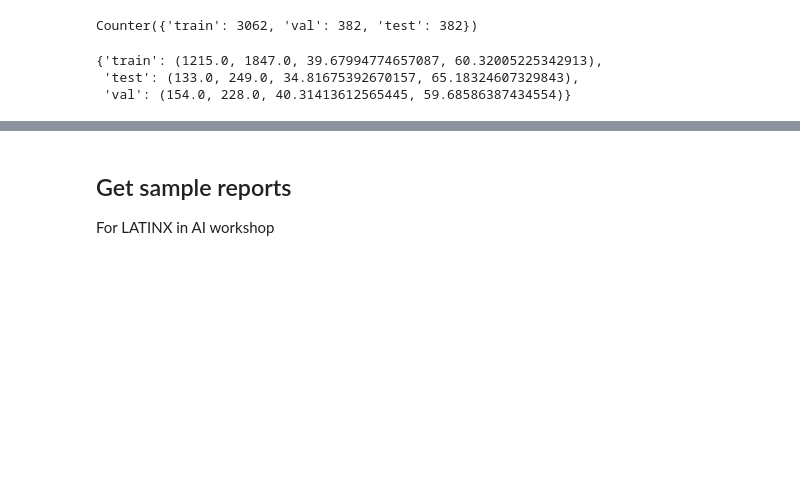
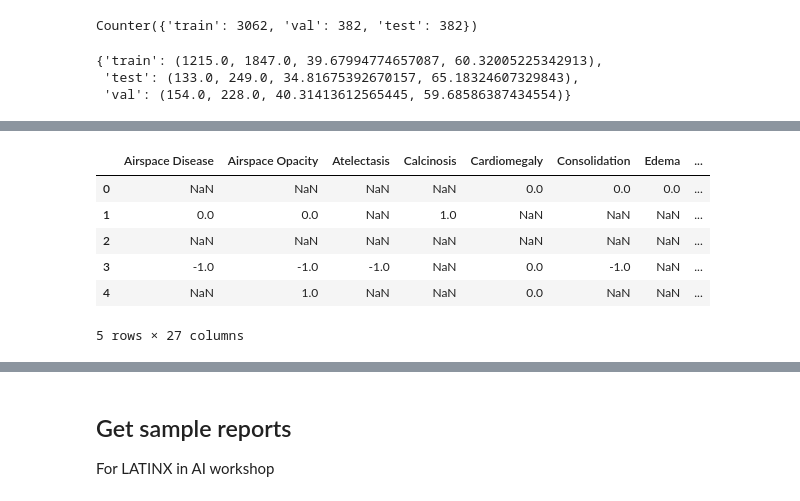
Before and after one commit to pdpino/medical-ai, a Jupyter notebook: medai/datasets/notebooks/iu_xray.ipynb, the cells around one changed output, grey strips where cells are left out. Drawn from its saved outputs; the diff is of its cells as text; code cells hidden in the pictures; blank space fills up the shorter version.

```diff
--- a/medai/datasets/notebooks/iu_xray.ipynb
+++ b/medai/datasets/notebooks/iu_xray.ipynb
@@ -1053,0 +1110,11 @@ res
+# %%
+mirqi_df = mirqi_df.apply(expand_attributes, axis=1)
+mirqi_df.head()
+# %% [output]
+|  | Airspace Disease | Airspace Opacity | Atelectasis | Calcinosis | Cardiomegaly | Consolidation | Edema | ... |
+| 0 | NaN | NaN | NaN | NaN | 0.0 | 0.0 | 0.0 | ... |
+| 1 | 0.0 | 0.0 | NaN | 1.0 | NaN | NaN | NaN | ... |
+| 2 | NaN | NaN | NaN | NaN | NaN | NaN | NaN | ... |
+| 3 | -1.0 | -1.0 | -1.0 | NaN | 0.0 | -1.0 | NaN | ... |
+| 4 | NaN | 1.0 | NaN | NaN | 0.0 | NaN | NaN | ... |
+5 rows × 27 columns
```
Also changed, not shown: parts of 29 cells of this notebook, 1 other file.
